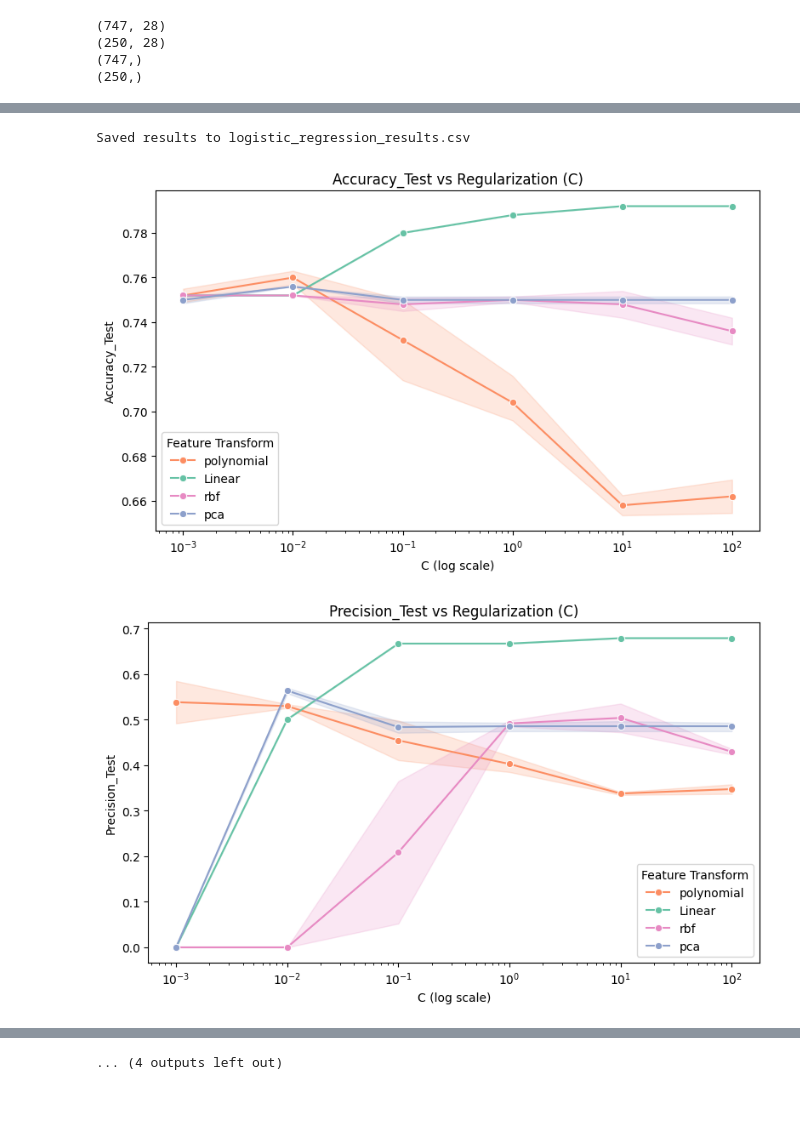
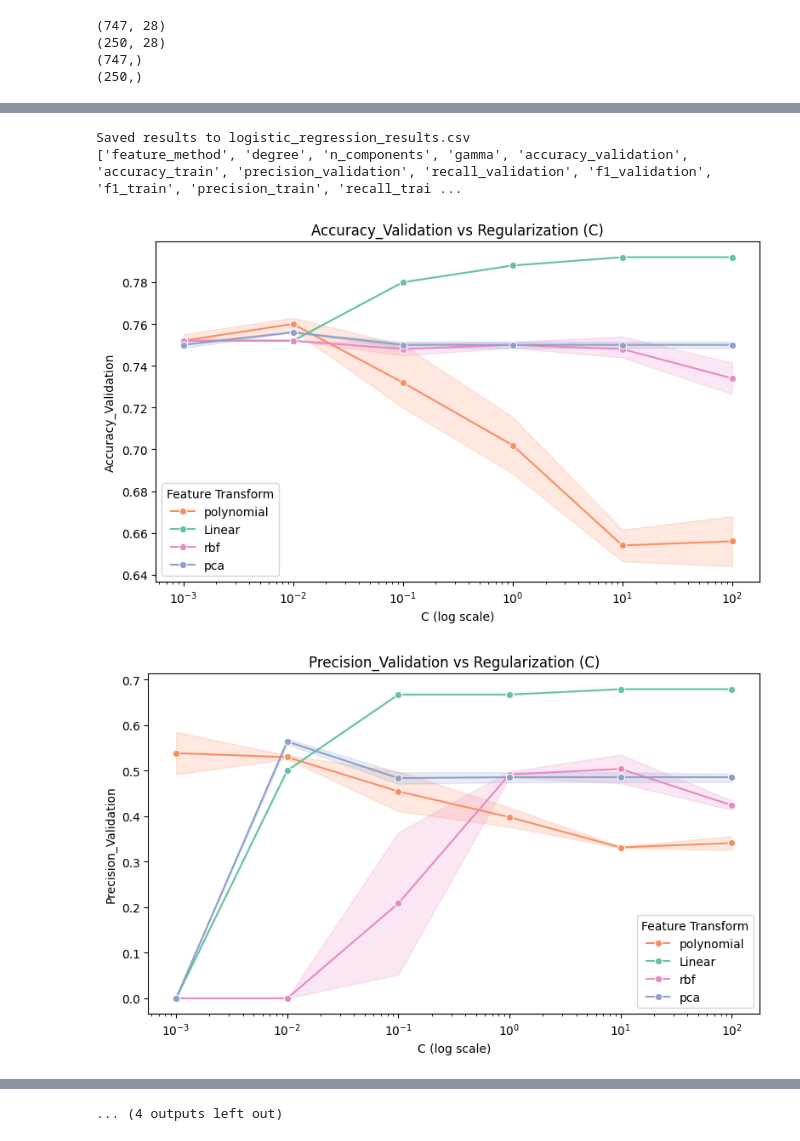
Before and after one commit to vaimathi1726/credit-card-default-predictor, a Jupyter notebook: CC_logistic_regression.ipynb, the cells around one changed output, grey strips where cells are left out. Saved outputs shown, nothing was run; the diff lists cells and outputs as text; code cells hidden in the pictures; blank space fills up the shorter version.

```diff
--- a/CC_logistic_regression.ipynb
+++ b/CC_logistic_regression.ipynb
@@ -4,23 +4,27 @@ from sklearn.linear_model import LogisticRegression
 import matplotlib.pyplot as plt
 import seaborn as sns
 from utils import grid_evaluate
+import pickle
+
+# …then use pickle.dump / pickle.load as shown
+
 
 
 #Load the saved CSVs
 X_train = pd.read_csv('X_train.csv')
-X_test = pd.read_csv('X_test.csv')
+X_validation = pd.read_csv('X_validation.csv')
 y_train = pd.read_csv('y_train.csv')
-y_test = pd.read_csv('y_test.csv')
+y_validation = pd.read_csv('y_validation.csv')
 
 #Squeeze to make them series
 y_train = y_train.squeeze()
-y_test = y_test.squeeze()
+y_validation = y_validation.squeeze()
 
 #Verify shapes
 print(X_train.shape)
-print(X_test.shape)
+print(X_validation.shape)
 print(y_train.shape)
-print(y_test.shape)
+print(y_validation.shape)
 # %% [output]
 (747, 28)
 (250, 28)
@@ -43,9 +47,9 @@ results = grid_evaluate(
     estimator  = base_clf,
     param_grid = param_grid,
     X_train    = X_train,
-    X_test     = X_test,
+    X_validation     = X_validation,
     y_train    = y_train,
-    y_test     = y_test
+    y_validation     = y_validation
 )
 
 
@@ -56,7 +60,7 @@ results = results.drop(
 )
 
 # best by F1
-results = results.sort_values('f1_test', ascending=False)
+results = results.sort_values('f1_validation', ascending=False)
 
 print(results)
 print(results.iloc[0])
@@ -81,8 +87,11 @@ Name: 52, dtype: object
 # %%
 results.to_csv('logistic_regression_results.csv', index=False)
 print("Saved results to logistic_regression_results.csv")
+
+print(results.columns.tolist())
 # %% [output]
 Saved results to logistic_regression_results.csv
+['feature_method', 'degree', 'n_components', 'gamma', 'accuracy_validation', 'accuracy_train', 'precision_validation', 'recall_validation', 'f1_validation', 'f1_train', 'precision_train', 'recall_trai ...
 # %%
 methods = ['Linear','polynomial','pca','rbf']
 colors  = sns.color_palette("Set2", n_colors=len(methods))  # or any palette you like
@@ -91,7 +100,17 @@ fixed_palette = dict(zip(methods, colors))
 #Line‐plots of each metric vs C (unchanged)
 
 
-metrics = ['accuracy_test','precision_test','recall_test','f1_test', 'accuracy_train','precision_train','recall_train','f1_train']
+metrics = [
+    'accuracy_validation',
+    'precision_validation',
+    'recall_validation',
+    'f1_validation',
+    'accuracy_train',
+    'precision_train',
+    'recall_train',
+    'f1_train',
+]
+
 for metric in metrics:
     plt.figure(figsize=(8,5))
     sns.lineplot(
@@ -117,12 +136,12 @@ if not poly.empty:
     pivot_poly = poly.pivot_table(
         index='degree',
         columns='C',
-        values='f1_test',
+        values='f1_validation',
         aggfunc='mean'
     )
     plt.figure(figsize=(5,4))
     sns.heatmap(pivot_poly, annot=True, fmt='.3f', cmap='viridis',)
-    plt.title('Polynomial: mean F1 Test by degree vs C')
+    plt.title('Polynomial: mean F1 Validation by degree vs C')
     plt.ylabel('Degree')
     plt.xlabel('C')
     plt.tight_layout()
@@ -151,12 +170,12 @@ if not pca.empty:
     pivot_pca = pca.pivot_table(
         index='n_components',
         columns='C',
-        values='f1_test',
+        values='f1_validation',
         aggfunc='mean'
     )
     plt.figure(figsize=(5,4))
     sns.heatmap(pivot_pca, annot=True, fmt='.3f', cmap='viridis',)
-    plt.title('PCA: mean F1 Test by n_components vs C')
+    plt.title('PCA: mean F1 Validation by n_components vs C')
     plt.ylabel('n_components')
     plt.xlabel('C')
     plt.tight_layout()
@@ -184,12 +203,12 @@ if not rbf.empty:
     pivot_rbf = rbf.pivot_table(
         index='gamma',
         columns='C',
-        values='f1_test',
+        values='f1_validation',
         aggfunc='mean'
     )
     plt.figure(figsize=(5,4))
     sns.heatmap(pivot_rbf, annot=True, fmt='.3f', cmap='viridis', )
-    plt.title('RBF: mean F1 Test by gamma vs C')
+    plt.title('RBF: mean F1 Validation by gamma vs C')
     plt.ylabel('gamma')
     plt.xlabel('C')
     plt.tight_layout()
@@ -215,16 +234,16 @@ if not rbf.empty:
 best_per = (
     results
     .groupby('feature_method', as_index=False)
-    ['f1_test']
+    ['f1_validation']
     .max()
-    .sort_values('f1_test', ascending=False)
+    .sort_values('f1_validation', ascending=False)
 )
 
 plt.figure(figsize=(6,4))
 ax = sns.barplot(
     data    = best_per,
     x       = 'feature_method',
-    y       = 'f1_test',
+    y       = 'f1_validation',
     hue     = 'feature_method',
     dodge   = False,
     palette = fixed_palette,
@@ -234,7 +253,7 @@ if legend is not None:
     legend.remove()
 
 
-plt.title('Best F1 Test Score by Feature Transformation')
+plt.title('Best F1 Validation Score by Feature Transformation')
 plt.ylabel('Best F1')
 plt.xlabel('Feature Transform')
 plt.tight_layout()
@@ -243,32 +262,32 @@ plt.show()
 
 #train
 best_per = (
     results
     .groupby('feature_method', as_index=False)
     ['f1_train']
     .max()
     .sort_values('f1_train', ascending=False)
 )
 
 plt.figure(figsize=(6,4))
 ax = sns.barplot(
     data    = best_per,
     x       = 'feature_method',
     y       = 'f1_train',
     hue     = 'feature_method',
     dodge   = False,
     palette = fixed_palette,
 )
 legend = ax.get_legend()
 if legend is not None:
     legend.remove()
 
 
 plt.title('Best F1 Train Score by Feature Transformation')
 plt.ylabel('Best F1')
 plt.xlabel('Feature Transform')
 plt.tight_layout()
 plt.show()
 # %% [output]
-[figure, old version]
+[figure, new version]
-[figure, old version]
+[figure, new version]
```
Also changed, not shown: parts of 4 cells of this notebook, 10 other files.
